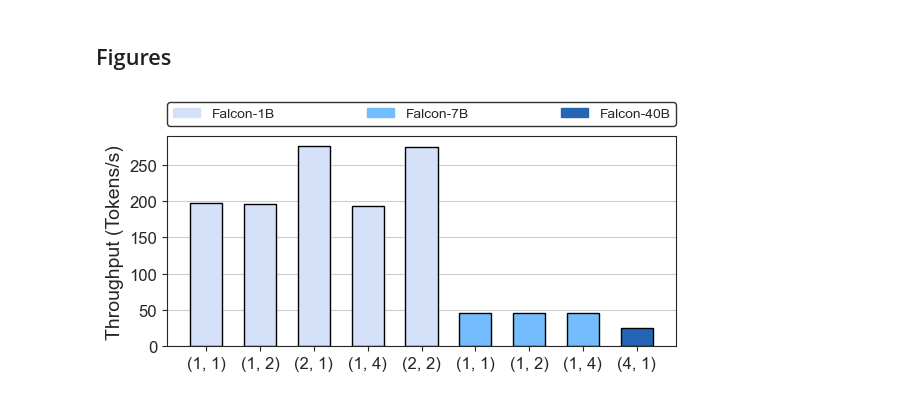
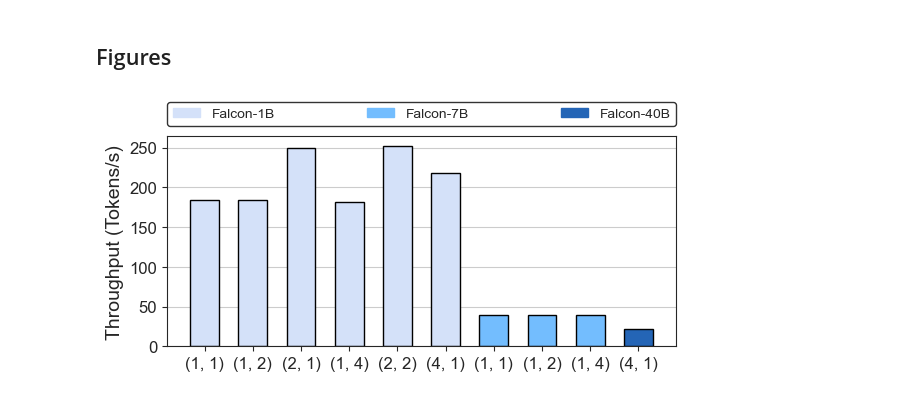
Before and after one commit to ajx42/small-data-systems, a Jupyter notebook: project/figures.ipynb, the cells around one changed output. Cells and saved outputs as stored; diff of their text form; code cells hidden in the pictures.

Commit message:
Add figures

```diff
--- a/project/figures.ipynb
+++ b/project/figures.ipynb
@@ -12,7 +13,9 @@ colors = {
     'falcon-rw-1b': '#d4e1f9',
     'falcon-7b-instruct': '#73bdfe',
     'falcon-40b-instruct': '#2465b6',
-    'extra': '#0e355c'
+    'extra': '#0e355c',
+    'TP': '#538c21',
+    'PP': '#2f54bc'
 }
 # %%
 import numpy as np
@@ -433,32 +436,32 @@ def plot_throughput(batch_size, input_length):
     stop_40b =  df[['model_name', 'TP_PP']].loc[df['model_name'] == 'falcon-7b-instruct'].shape[0] + stop_7b
     for bar in bars[:stop_1b]:
         bar.set_color(colors['falcon-rw-1b'])
         bar.set_edgecolor('black')
     for bar in bars[stop_1b:stop_7b]:
         bar.set_color(colors['falcon-7b-instruct'])
         bar.set_edgecolor('black')
     for bar in bars[stop_7b:stop_40b]:
         bar.set_color(colors['falcon-40b-instruct'])
         bar.set_edgecolor('black')
 
     # Create legend
     patch_1b = mpatches.Patch(color=colors['falcon-rw-1b'], label='Falcon-1B')
     patch_7b = mpatches.Patch(color=colors['falcon-7b-instruct'], label='Falcon-7B')
     patch_40b = mpatches.Patch(color=colors['falcon-40b-instruct'], label='Falcon-40B')
     leg = ax.legend(handles=[patch_1b, patch_7b, patch_40b], ncol=3, bbox_to_anchor=(0., 1.05, 1., .102), loc='lower left', mode='expand', borderaxespad=0.)
     leg.get_frame().set_edgecolor('black')
 
     ax.set_xticks([x for x in range(len(labels))])
     ax.set_xticklabels(labels, fontsize=12)
     ax.tick_params(axis='y', which='major', labelsize=12)
 
     ax.set_ylabel('Throughput (Tokens/s)', fontsize=14)
 
     ax.yaxis.grid()
     fig.tight_layout()
     # fig.savefig(f'{figoutpath}/iteration_time.png')
     plt.show()
 
-plot_throughput(batch_size=1, input_length=128)
+plot_throughput(batch_size=1, input_length=2048)
 # %% [output]
-[figure, old version]
+[figure, new version]
```
Also changed, not shown: parts of 4 cells of this notebook.
